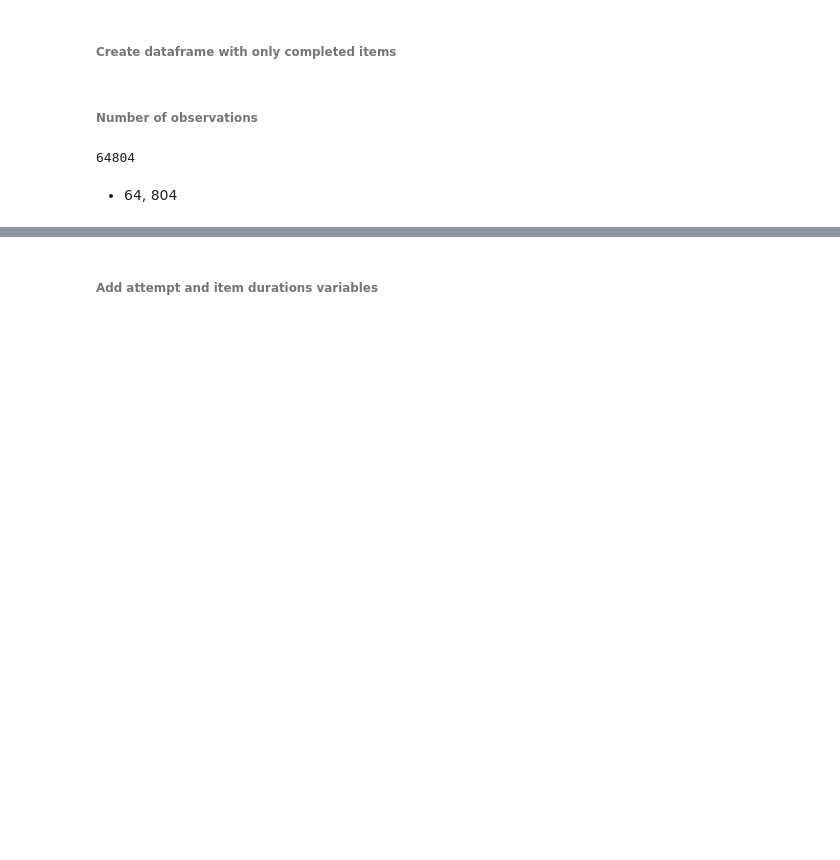
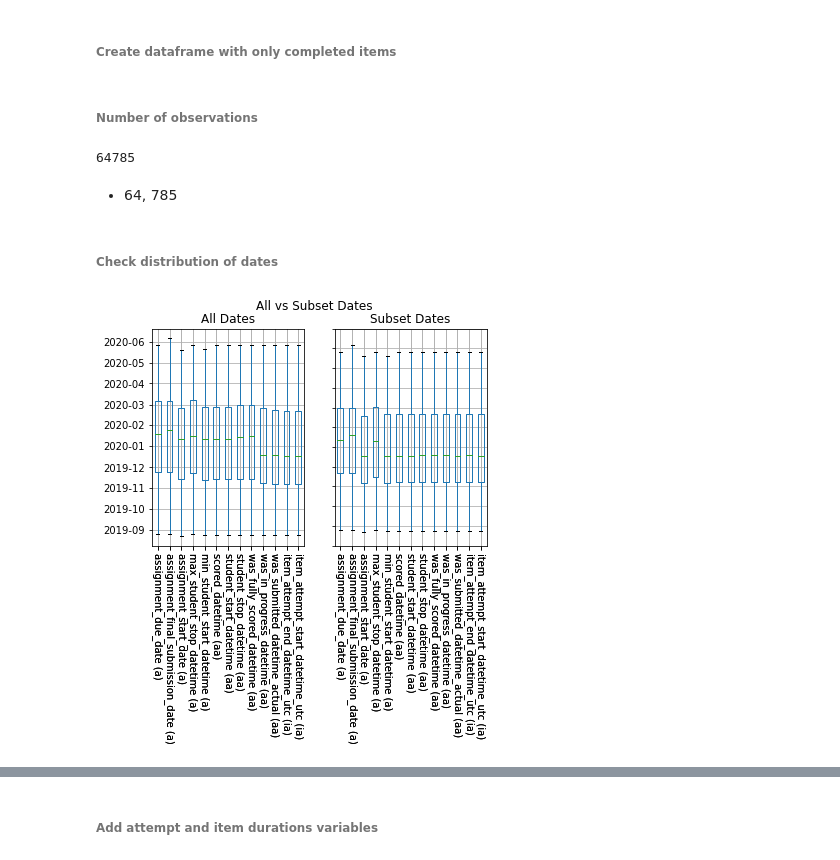
Before and after one commit to dlhinkley/c772-capstone-project, a Jupyter notebook: jupyter/04-supplement.ipynb, the cells around one changed output, grey strips where cells are left out. Saved outputs shown, nothing was run; the diff lists cells and outputs as text; code cells hidden in the pictures; blank space fills up the shorter version.

```diff
--- a/jupyter/04-supplement.ipynb
+++ b/jupyter/04-supplement.ipynb
@@ -20,8 +20,20 @@ dfSub = cleanDf.filter(F.col('assessment_item_response_id').isNull()  == False)
 # %% [markdown]
 ###### Number of observations
 # %%
-dfSub.count()
+subDf.count()
 # %% [output]
-64804
+64785
 # %% [markdown]
-- 64, 804
+- 64, 785
+# %% [markdown]
+###### Check distribution of dates
+# %%
+dual_date_boxplot(
+    get_random_sample(cleanDf),
+    get_random_sample(subDf),
+    title1="All Dates",
+    title2='Subset Dates',
+    main='All vs Subset Dates'
+)
+# %% [output]
+[figure, added]
```
Also changed, not shown: parts of 14 cells of this notebook, 17 other files.
